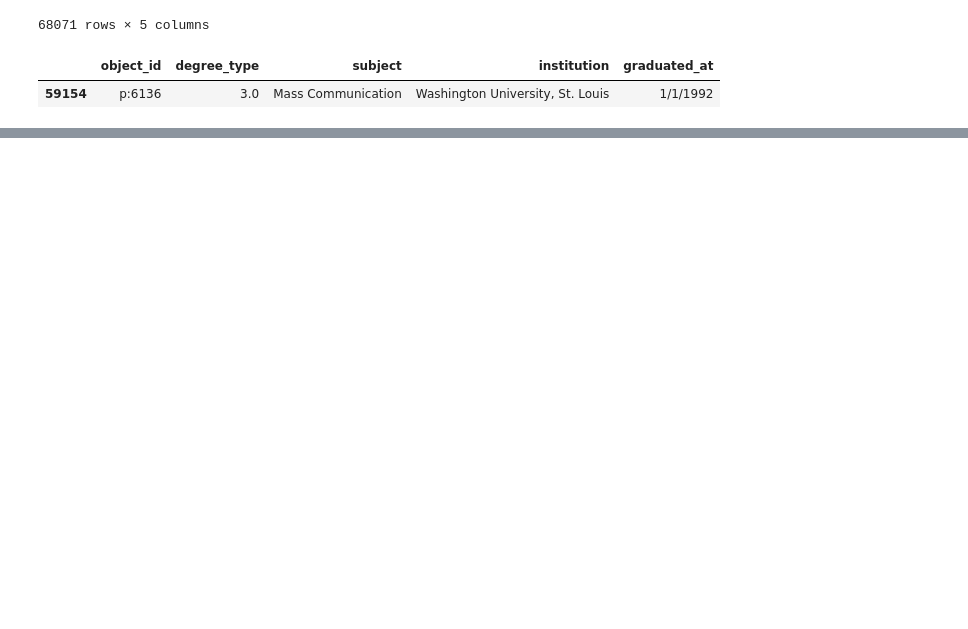
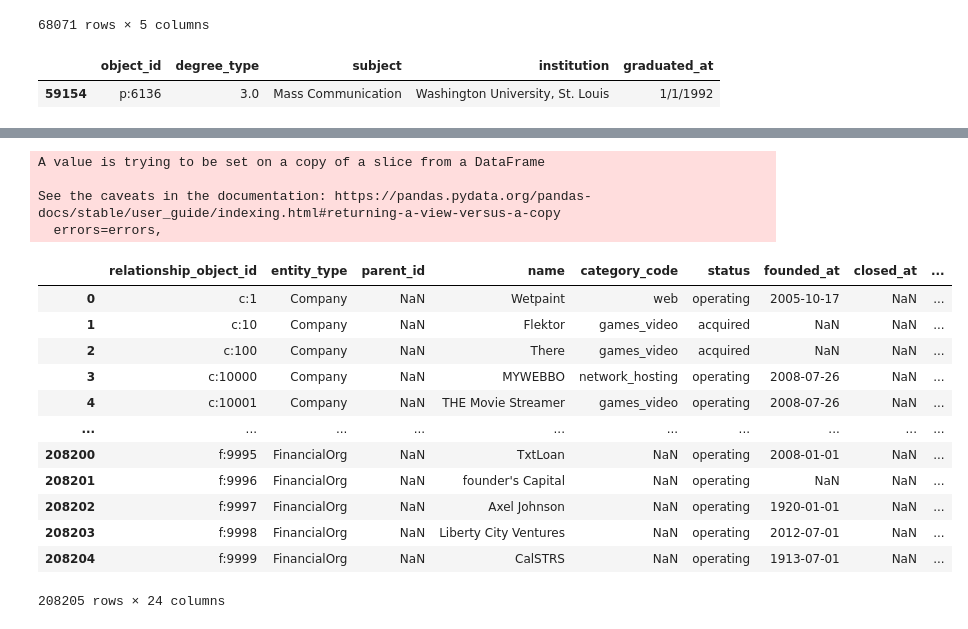
Before and after one commit to PaulIsenberg/FWIP_Venture, a Jupyter notebook: CompPplDegree.ipynb, the cells around one changed output, grey strips where cells are left out. Drawn from its saved outputs; the diff is of its cells as text; code cells hidden in the pictures; blank space fills up the shorter version.

```diff
--- a/CompPplDegree.ipynb
+++ b/CompPplDegree.ipynb
@@ -257,0 +400,3 @@ Name: degree_type, dtype: int64
+# %%
+companies=obj[obj['object_id'].str.contains('c:|f:', regex=True)]
+companies.head()
@@ -257,0 +410,21 @@ Name: degree_type, dtype: int64
+# %%
+companies.rename(columns={'object_id':'relationship_object_id'}, inplace=True)
+companies
+# %% [output]
+A value is trying to be set on a copy of a slice from a DataFrame
+
+See the caveats in the documentation: https://pandas.pydata.org/pandas-docs/stable/user_guide/indexing.html#returning-a-view-versus-a-copy
+  errors=errors,
+|  | relationship_object_id | entity_type | parent_id | name | category_code | status | founded_at | closed_at | ... |
+| 0 | c:1 | Company | NaN | Wetpaint | web | operating | 2005-10-17 | NaN | ... |
+| 1 | c:10 | Company | NaN | Flektor | games_video | acquired | NaN | NaN | ... |
+| 2 | c:100 | Company | NaN | There | games_video | acquired | NaN | NaN | ... |
+| 3 | c:10000 | Company | NaN | MYWEBBO | network_hosting | operating | 2008-07-26 | NaN | ... |
+| 4 | c:10001 | Company | NaN | THE Movie Streamer | games_video | operating | 2008-07-26 | NaN | ... |
+| ... | ... | ... | ... | ... | ... | ... | ... | ... | ... |
+| 208200 | f:9995 | FinancialOrg | NaN | TxtLoan | NaN | operating | 2008-01-01 | NaN | ... |
+| 208201 | f:9996 | FinancialOrg | NaN | founder's Capital | NaN | operating | NaN | NaN | ... |
+| 208202 | f:9997 | FinancialOrg | NaN | Axel Johnson | NaN | operating | 1920-01-01 | NaN | ... |
+| 208203 | f:9998 | FinancialOrg | NaN | Liberty City Ventures | NaN | operating | 2012-07-01 | NaN | ... |
+| 208204 | f:9999 | FinancialOrg | NaN | CalSTRS | NaN | operating | 1913-07-01 | NaN | ... |
+208205 rows × 24 columns
```
Also changed, not shown: parts of 27 cells of this notebook, 7 other files.
